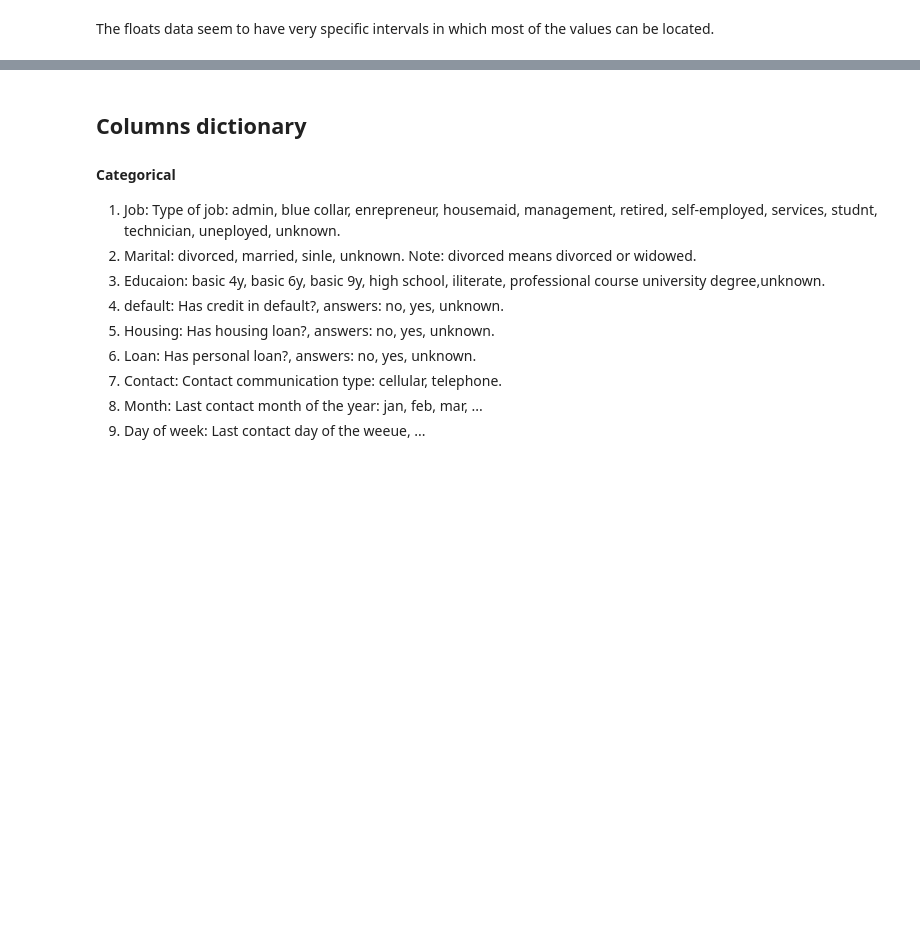
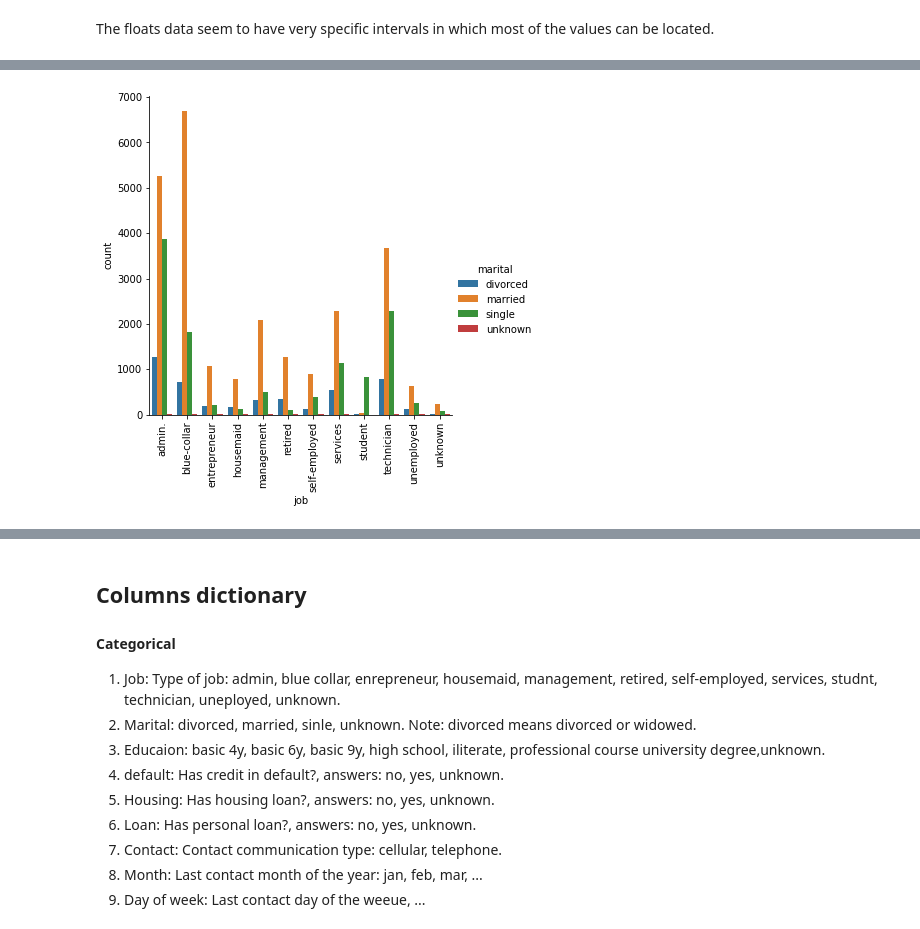
Before and after one commit to Ggovea/DataScienceWrangle, a Jupyter notebook: DATA_WRANGLE_BANK.ipynb, the cells around one changed output, grey strips where cells are left out. Cells and saved outputs as stored; diff of their text form; code cells hidden in the pictures; blank space fills up the shorter version.

```diff
--- a/DATA_WRANGLE_BANK.ipynb
+++ b/DATA_WRANGLE_BANK.ipynb
@@ -229,0 +278,6 @@ The floats data seem to have very specific intervals in which most of the values
+# %%
+sns.catplot(x = 'job', data = cats, kind = 'count', hue = 'marital')
+plt.xticks(rotation = 90)
+plt.show()
+# %% [output]
+[figure, added]
```
Also changed, not shown: parts of 35 cells of this notebook.
